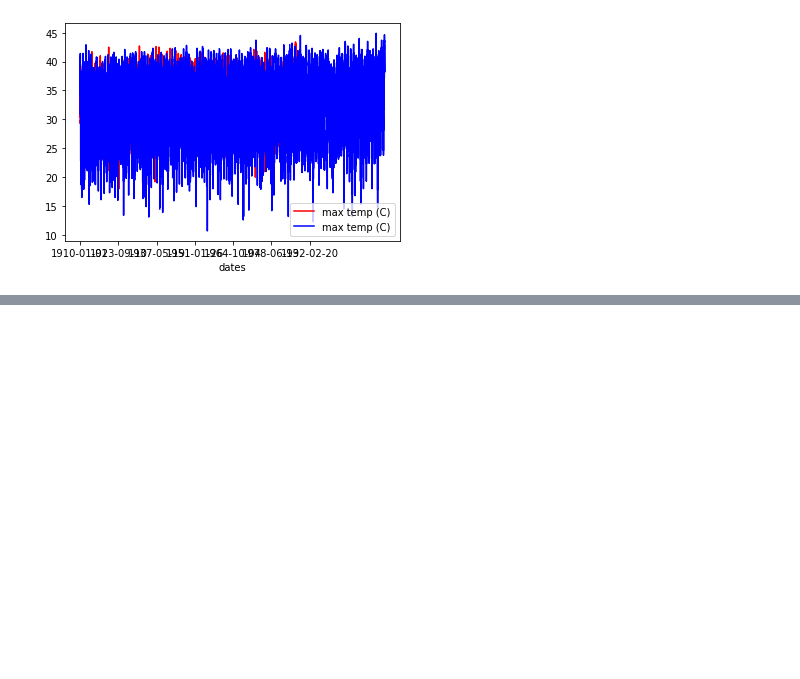
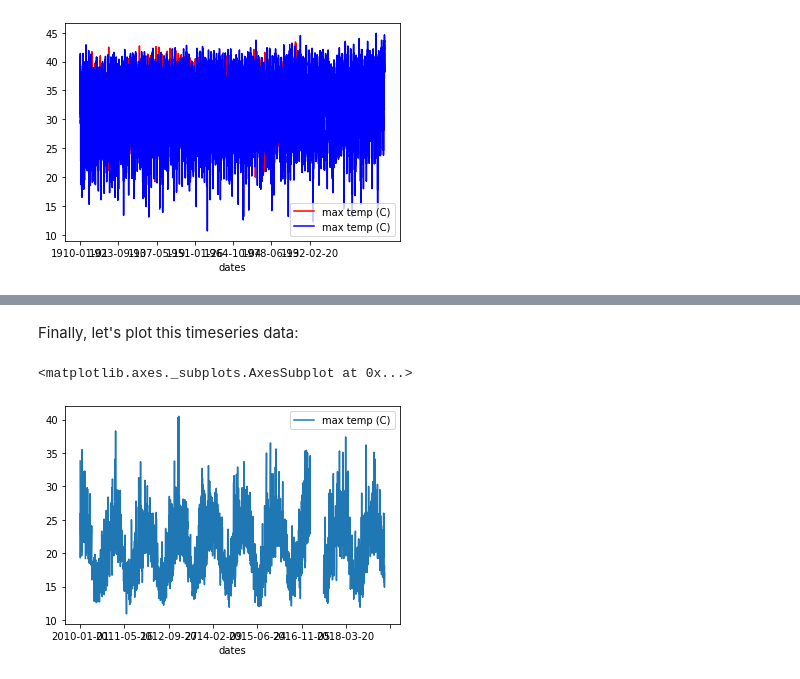
Before and after one commit to NCI-data-analysis-platform/climate-cmip, a Jupyter notebook: plot_pandas_climate_obs.ipynb, the cells around one changed output, grey strips where cells are left out. Drawn from its saved outputs; the diff is of its cells as text; code cells hidden in the pictures; blank space fills up the shorter version.

```diff
--- a/plot_pandas_climate_obs.ipynb
+++ b/plot_pandas_climate_obs.ipynb
@@ -181,0 +150,5 @@ teny.plot(kind='line',x='dates',y='max temp (C)', color='red')
+# %%
+dates_and_temperature = dataset[['dates','max temp (C)']]
+dates_and_temperature = dates_and_temperature.set_index('dates')
+
+dates_and_temperature.head(2).append(dates_and_temperature.tail(2))
@@ -181,0 +164,4 @@ teny.plot(kind='line',x='dates',y='max temp (C)', color='red')
+# %%
+data_last_decade = dates_and_temperature.loc['2010':'2020']
+
+data_last_decade.head(2).append(dates_and_temperature.tail(2))
@@ -181,0 +175,7 @@ teny.plot(kind='line',x='dates',y='max temp (C)', color='red')
+# %% [markdown]
+Finally, let's plot this timeseries data:
+# %%
+data_last_decade.plot()
+# %% [output]
+<matplotlib.axes._subplots.AxesSubplot at 0x...>
+[figure, added]
```
Also changed, not shown: parts of 18 cells of this notebook, 21 other files.
